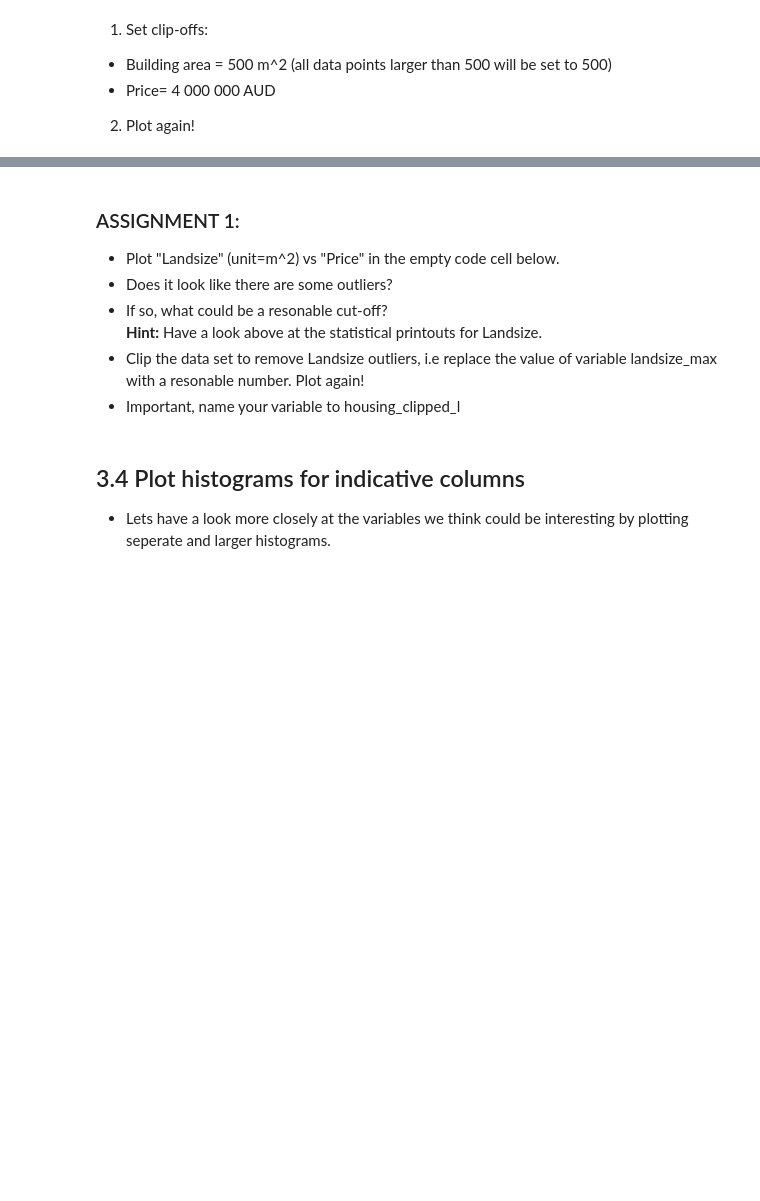
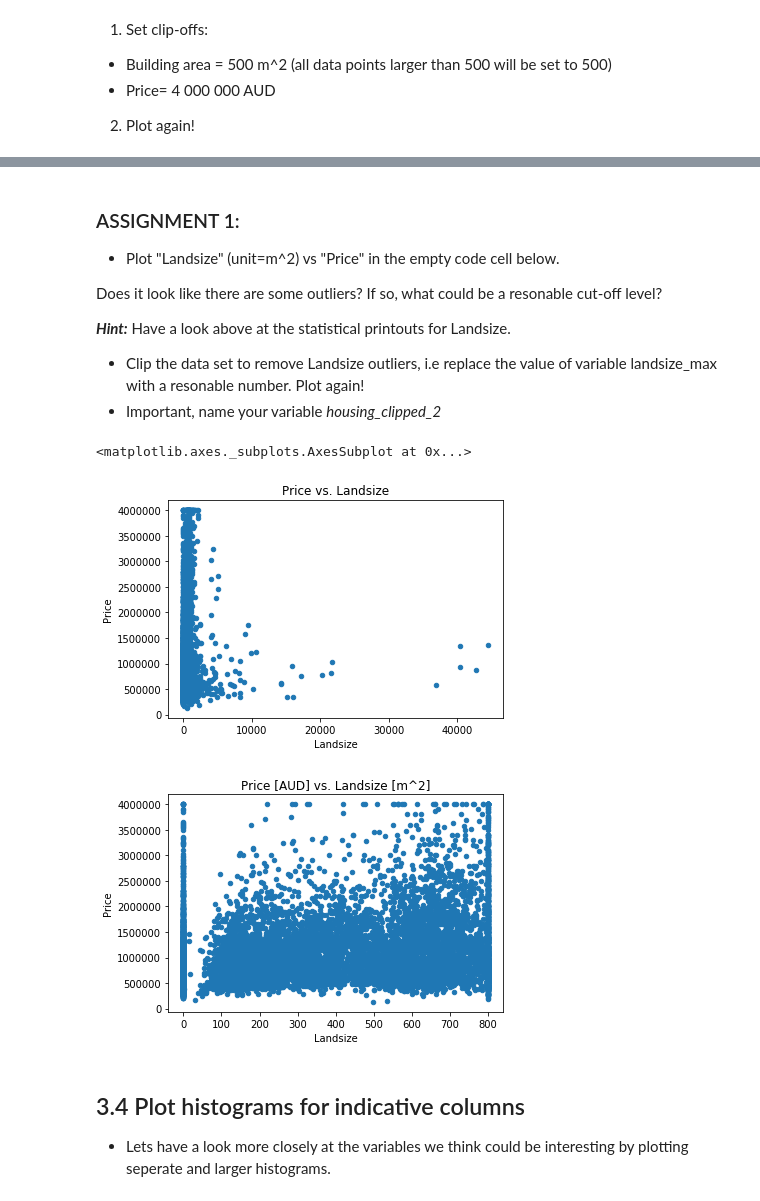
Before and after one commit to NordAxon/ai-for-leaders, a Jupyter notebook: ai_course_house_prices_with_solutions.ipynb, the cells around one changed output, grey strips where cells are left out. Saved outputs shown, nothing was run; the diff lists cells and outputs as text; code cells hidden in the pictures; blank space fills up the shorter version.

Commit message:
Update of layout, code and spelling.
Print function etc.

```diff
--- a/ai_course_house_prices_with_solutions.ipynb
+++ b/ai_course_house_prices_with_solutions.ipynb
@@ -135,8 +218,8 @@ housing_df_no_nan['Car'].fillna(0.0, inplace=True)
 housing_df_no_nan['Bathroom'].fillna(0.0, inplace=True)
 housing_df_no_nan['Bedroom2'].fillna(0.0, inplace=True)
 
-# Replace NaN values in YearBuilt column with mean value of that column
-housing_df_no_nan['YearBuilt'].fillna(housing_df_no_nan['YearBuilt'].mean(), inplace=True)
+# Replace NaN values in YearBuilt column with median value of that column
+housing_df_no_nan['YearBuilt'].fillna(housing_df_no_nan['YearBuilt'].median(), inplace=True)
 
 print('Number of NaNs for every variable:')
 print(pd.isnull(housing_df_no_nan).sum())
@@ -185,24 +298,29 @@ housing_clipped.plot.scatter('BuildingArea', 'Price', title='Price [AUD] vs. Bui
 ### ASSIGNMENT 1:
 
 - Plot "Landsize" (unit=m^2) vs "Price" in the empty code cell below.
-- Does it look like there are some outliers?
-- If so, what could be a resonable cut-off? <br>
-**Hint:** Have a look above at the statistical printouts for Landsize.
+
+Does it look like there are some outliers? If so, what could be a resonable cut-off level? <br>
+
+***Hint:*** Have a look above at the statistical printouts for Landsize.
 - Clip the data set to remove Landsize outliers, i.e replace the value of variable landsize_max with a resonable number. Plot again!
-- Important, name your variable to housing_clipped_l
+- Important, name your variable *housing_clipped_2*
 # %%
 # ENTER CODE HERE
 
 
 ### SOLUTION ###
 # Plot "Landsize" (unit=m^2) vs "Price" before clipping
 housing_clipped.plot.scatter('Landsize', 'Price', title='Price vs. Landsize')
 
 # Filter out or clip outliers for Landsize by setting resonable landsize value
 landsize_max = 800
-housing_clipped_l = housing_clipped.copy()
-housing_clipped_l['Landsize'] = housing_clipped['Landsize'].clip(0, landsize_max)
-housing_clipped_l.plot.scatter('Landsize', 'Price', title='Price [AUD] vs. Landsize [m^2]')
+housing_clipped_2 = housing_clipped.copy()
+housing_clipped_2['Landsize'] = housing_clipped['Landsize'].clip(0, landsize_max)
+housing_clipped_2.plot.scatter('Landsize', 'Price', title='Price [AUD] vs. Landsize [m^2]')
+# %% [output]
+<matplotlib.axes._subplots.AxesSubplot at 0x...>
+[figure, added]
+[figure, added]
 # %% [markdown]
 ## 3.4 Plot histograms for indicative columns
 - Lets have a look more closely at the variables we think could be interesting by plotting seperate and larger histograms.
```
Also changed, not shown: parts of 49 cells of this notebook.
